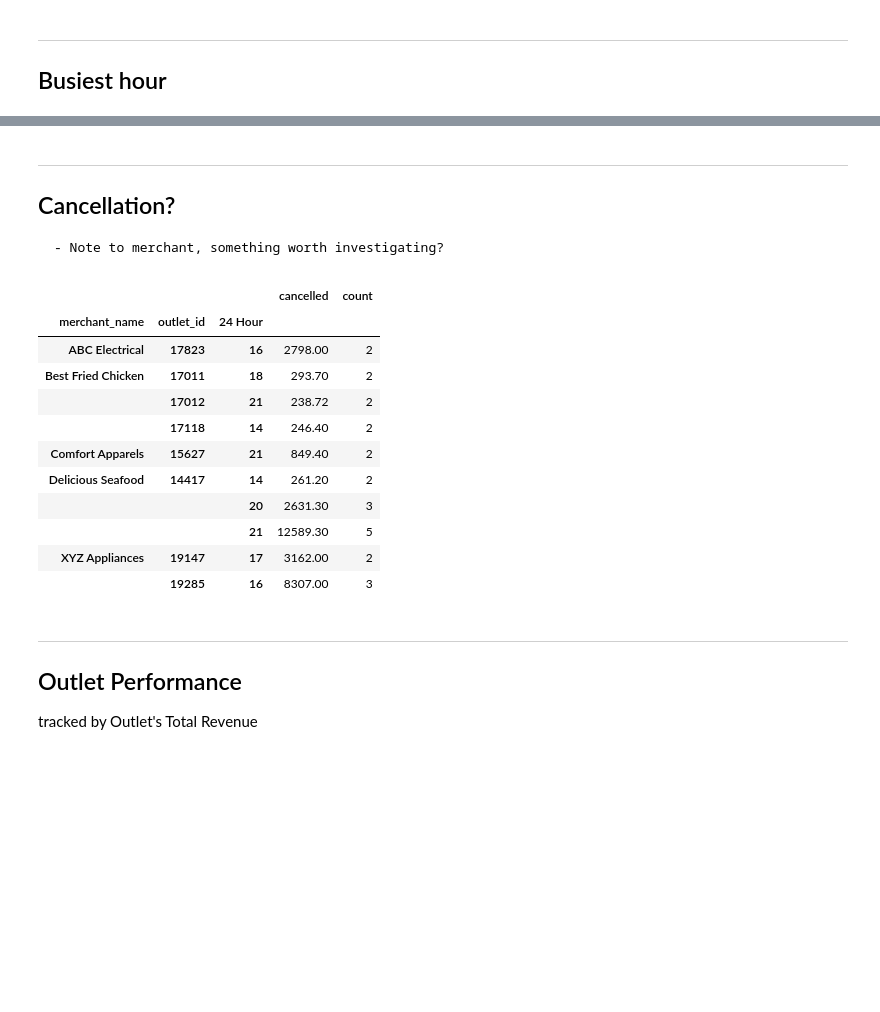
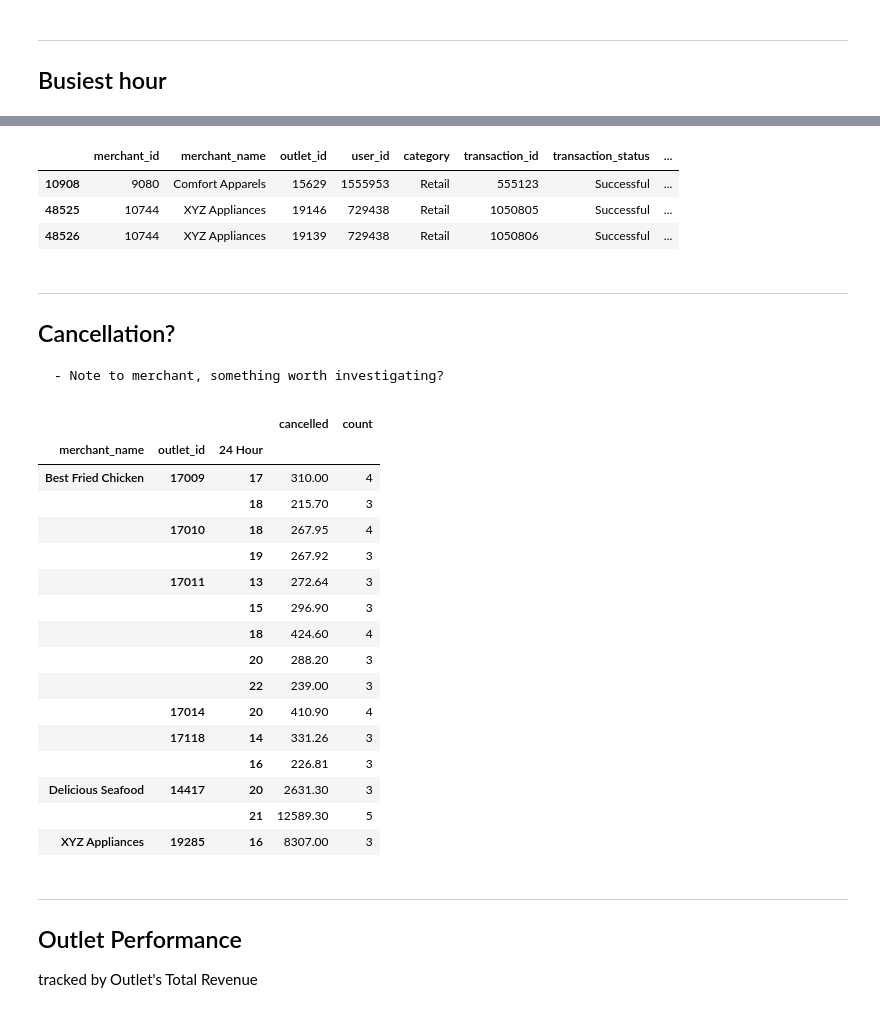
Before and after one commit to GetCurious/expert-train, a Jupyter notebook: PersonalStuff/FaveBI - Asignment/NatonChin - FBI Section A (Transaction).ipynb, the cells around one changed output, grey strips where cells are left out. Cells and saved outputs as stored; diff of their text form; code cells hidden in the pictures; blank space fills up the shorter version.

```diff
--- a/PersonalStuff/FaveBI - Asignment/NatonChin - FBI Section A (Transaction).ipynb
+++ b/PersonalStuff/FaveBI - Asignment/NatonChin - FBI Section A (Transaction).ipynb
@@ -295,29 +307,42 @@ array([<matplotlib.axes._subplots.AxesSubplot object at 0x...>,
+# %%
+# Buying Appliances at 1AM? TV-Marketing at play?
+df.loc[hour==1]
+# %% [output]
+|  | merchant_id | merchant_name | outlet_id | user_id | category | transaction_id | transaction_status | ... |
+| 10908 | 9080 | Comfort Apparels | 15629 | 1555953 | Retail | 555123 | Successful | ... |
+| 48525 | 10744 | XYZ Appliances | 19146 | 729438 | Retail | 1050805 | Successful | ... |
+| 48526 | 10744 | XYZ Appliances | 19139 | 729438 | Retail | 1050806 | Successful | ... |
 # %% [markdown]
 ---
 ## Cancellation?
     - Note to merchant, something worth investigating?
 # %%
 ## Parameters
-Cancelled = df.loc[(df['transaction_status'] == 'Cancelled')&(df['transaction_amount'] >100)]
+Cancelled = df.loc[(df['transaction_status'] == 'Cancelled')&(df['transaction_amount'] >50)]
 
 Cancelled = Cancelled.groupby(['merchant_name','outlet_id',hour]).agg({'transaction_amount':sum,
                                                                        'outlet_id':'count'})
 Cancelled.columns = ['cancelled','count']
 
-Cancelled.loc[Cancelled['count'] >1]
+Cancelled.loc[Cancelled['count'] >2]
 # %% [output]
 |  |  |  | cancelled | count |
 | merchant_name | outlet_id | 24 Hour |  |  |
-| ABC Electrical | 17823 | 16 | 2798.00 | 2 |
-| Best Fried Chicken | 17011 | 18 | 293.70 | 2 |
-|  | 17012 | 21 | 238.72 | 2 |
-|  | 17118 | 14 | 246.40 | 2 |
-| Comfort Apparels | 15627 | 21 | 849.40 | 2 |
-| Delicious Seafood | 14417 | 14 | 261.20 | 2 |
-|  |  | 20 | 2631.30 | 3 |
+| Best Fried Chicken | 17009 | 17 | 310.00 | 4 |
+|  |  | 18 | 215.70 | 3 |
+|  | 17010 | 18 | 267.95 | 4 |
+|  |  | 19 | 267.92 | 3 |
+|  | 17011 | 13 | 272.64 | 3 |
+|  |  | 15 | 296.90 | 3 |
+|  |  | 18 | 424.60 | 4 |
+|  |  | 20 | 288.20 | 3 |
+|  |  | 22 | 239.00 | 3 |
+|  | 17014 | 20 | 410.90 | 4 |
+|  | 17118 | 14 | 331.26 | 3 |
+|  |  | 16 | 226.81 | 3 |
+| Delicious Seafood | 14417 | 20 | 2631.30 | 3 |
 |  |  | 21 | 12589.30 | 5 |
-| XYZ Appliances | 19147 | 17 | 3162.00 | 2 |
-|  | 19285 | 16 | 8307.00 | 3 |
+| XYZ Appliances | 19285 | 16 | 8307.00 | 3 |
 # %% [markdown]
 ---
 ## Outlet Performance
```
Also changed, not shown: parts of 9 cells of this notebook.
